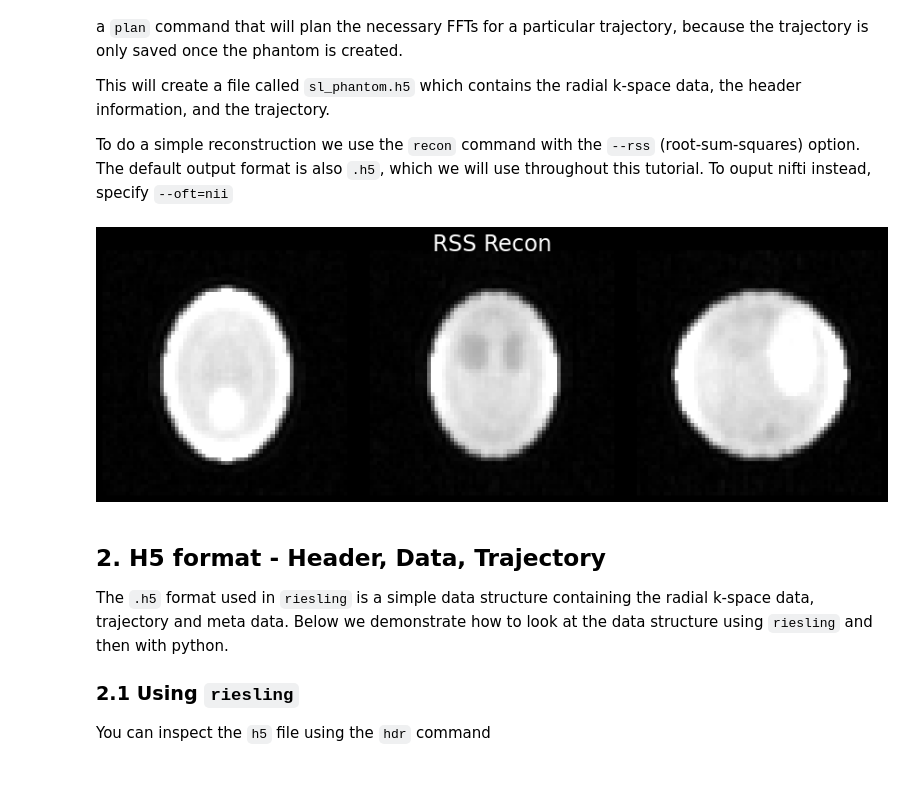
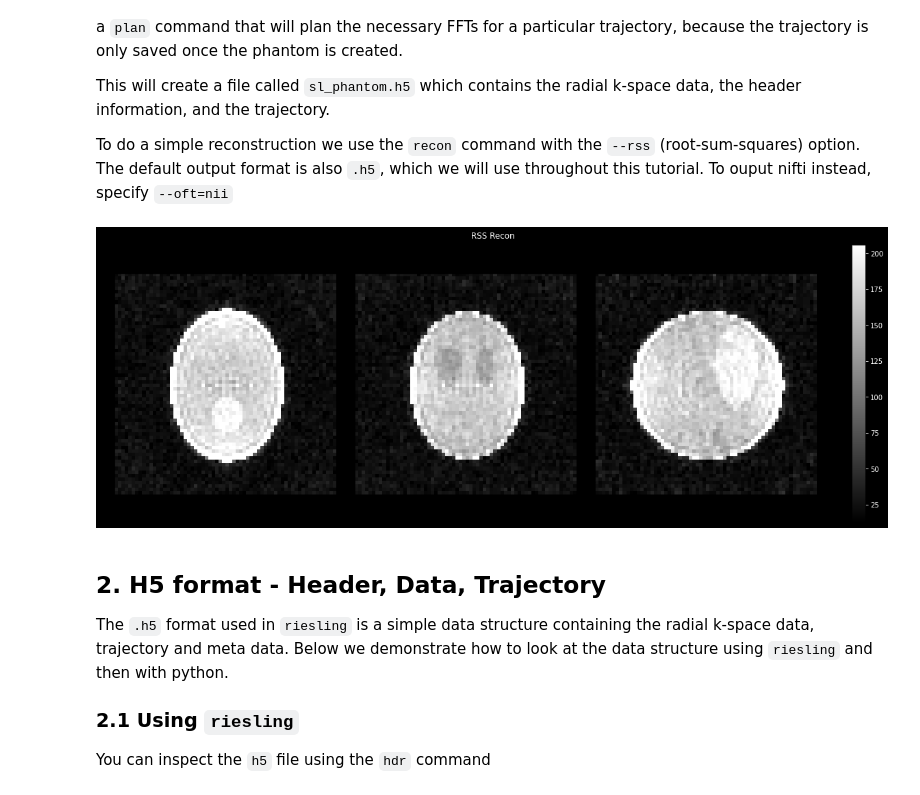
Before and after one commit to spinicist/old-riesling-examples, a Jupyter notebook: tutorial.ipynb, the cells around one changed output. Drawn from its saved outputs; the diff is of its cells as text; code cells hidden in the pictures.

Commit message:
Update plotting calls

```diff
--- a/tutorial.ipynb
+++ b/tutorial.ipynb
@@ -77,9 +77,9 @@ This will create a file called `sl_phantom.h5` which contains the radial k-space
 To do a simple reconstruction we use the `recon` command with the `--rss` (root-sum-squares) option. The default output format is also `.h5`, which we will use throughout this tutorial. To ouput nifti instead, specify `--oft=nii`
 # %%
 !riesling recon --rss --sdc=pipe tut.h5
-plot_3plane('tut-recon.h5', title='RSS Recon')
+rl.images.single('tut-recon.h5', title='RSS Recon')
 # %% [output]
-[figure, old version]
+[figure, new version]
 # %% [markdown]
 <a href='h5_hdr_data_traj'></a>
 ## 2. H5 format - Header, Data, Trajectory
```
Also changed, not shown: parts of 25 cells of this notebook.
